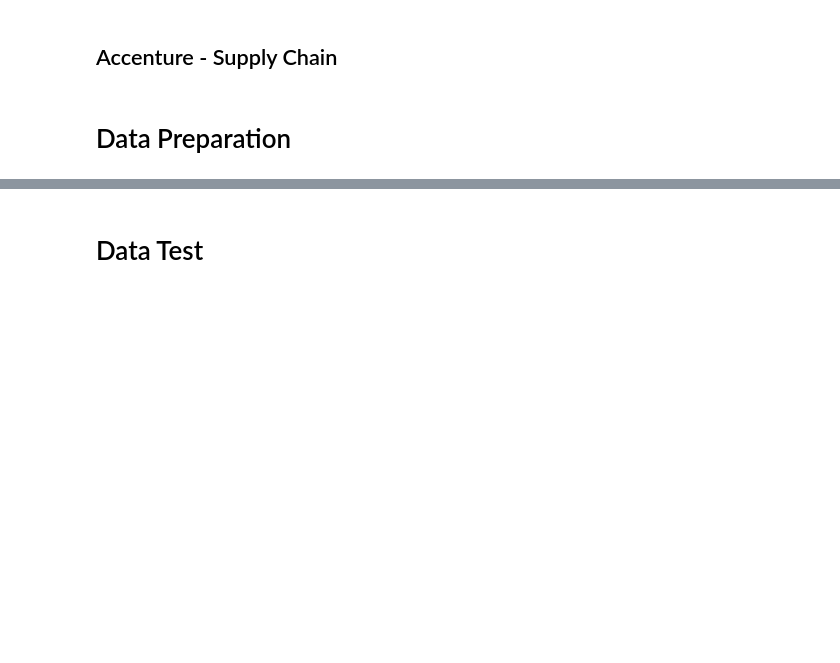
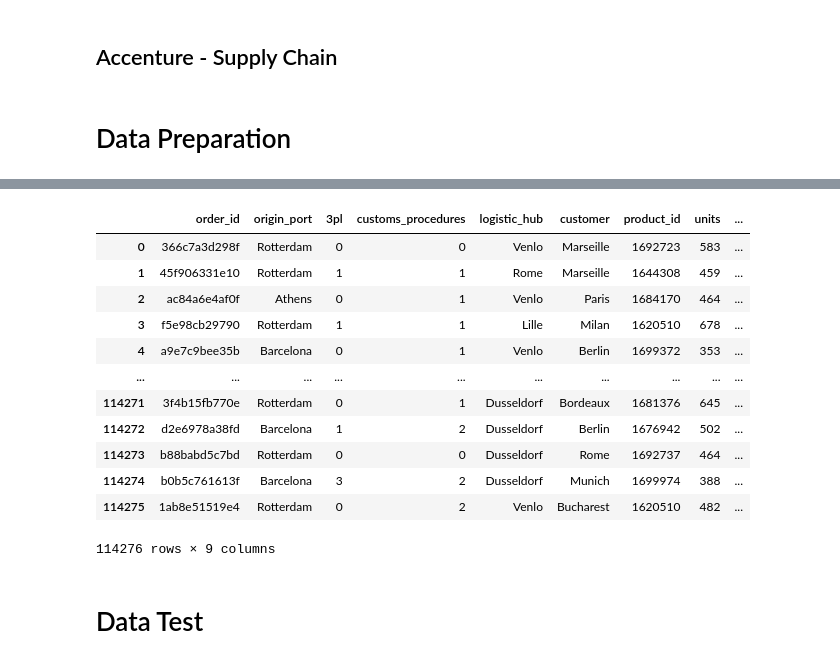
Before and after one commit to mannast/FME-datathon, a Jupyter notebook: accenture.ipynb, the cells around one changed output, grey strips where cells are left out. Drawn from its saved outputs; the diff is of its cells as text; code cells hidden in the pictures; blank space fills up the shorter version.

```diff
--- a/accenture.ipynb
+++ b/accenture.ipynb
@@ -116,0 +155,16 @@ pd_orders_raw['customs_procedures'] = pd_orders_raw['customs_procedures'].factor
+# %%
+pd_orders_raw
+# %% [output]
+|  | order_id | origin_port | 3pl | customs_procedures | logistic_hub | customer | product_id | units | ... |
+| 0 | 366c7a3d298f | Rotterdam | 0 | 0 | Venlo | Marseille | 1692723 | 583 | ... |
+| 1 | 45f906331e10 | Rotterdam | 1 | 1 | Rome | Marseille | 1644308 | 459 | ... |
+| 2 | ac84a6e4af0f | Athens | 0 | 1 | Venlo | Paris | 1684170 | 464 | ... |
+| 3 | f5e98cb29790 | Rotterdam | 1 | 1 | Lille | Milan | 1620510 | 678 | ... |
+| 4 | a9e7c9bee35b | Barcelona | 0 | 1 | Venlo | Berlin | 1699372 | 353 | ... |
+| ... | ... | ... | ... | ... | ... | ... | ... | ... | ... |
+| 114271 | 3f4b15fb770e | Rotterdam | 0 | 1 | Dusseldorf | Bordeaux | 1681376 | 645 | ... |
+| 114272 | d2e6978a38fd | Barcelona | 1 | 2 | Dusseldorf | Berlin | 1676942 | 502 | ... |
+| 114273 | b88babd5c7bd | Rotterdam | 0 | 0 | Dusseldorf | Rome | 1692737 | 464 | ... |
+| 114274 | b0b5c761613f | Barcelona | 3 | 2 | Dusseldorf | Munich | 1699974 | 388 | ... |
+| 114275 | 1ab8e51519e4 | Rotterdam | 0 | 2 | Venlo | Bucharest | 1620510 | 482 | ... |
+114276 rows × 9 columns
```
Also changed, not shown: parts of 23 cells of this notebook.
